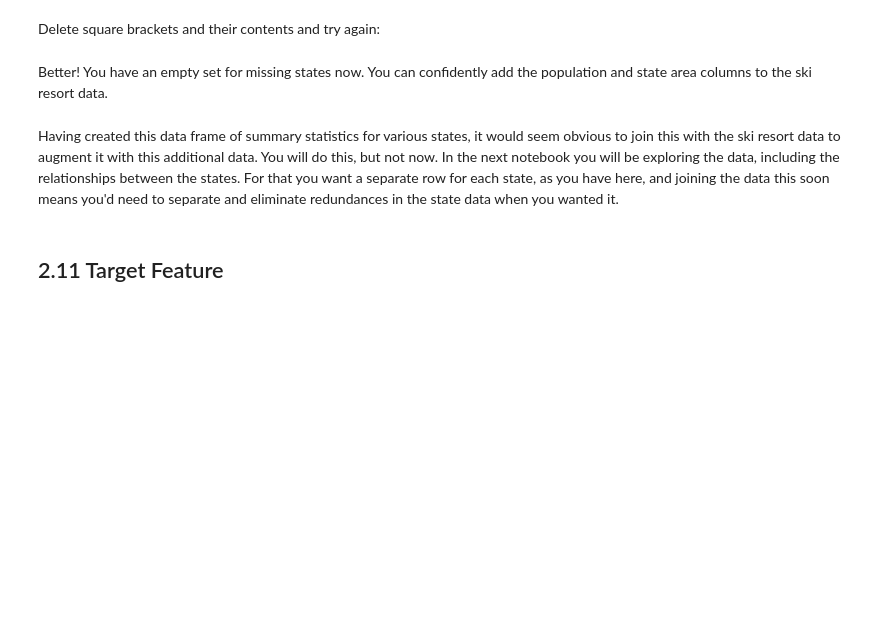
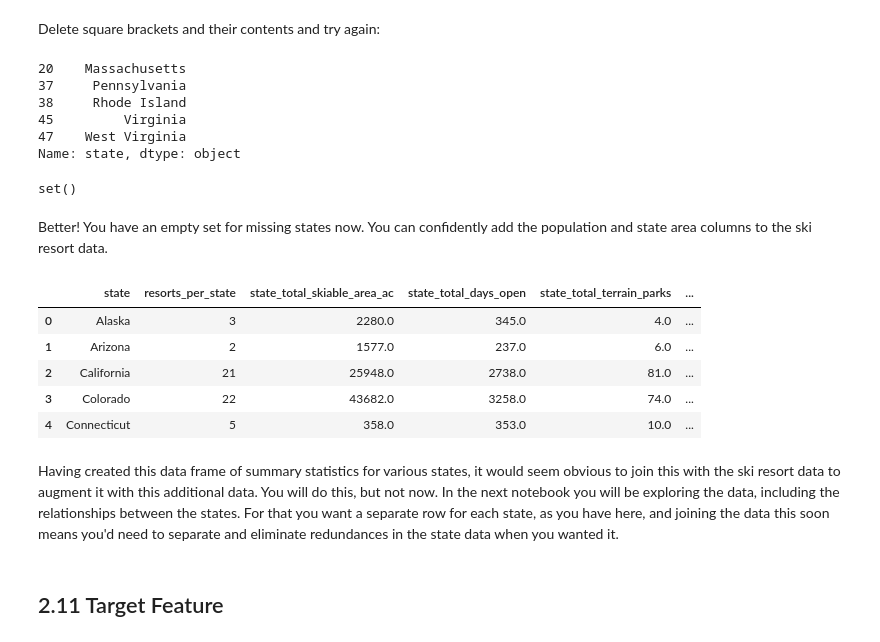
Before and after one commit to dianakulawiec/DataScienceGuidedCapstone, a Jupyter notebook: Notebooks/02_data_wrangling.ipynb, the cells around one changed output. Cells and saved outputs as stored; diff of their text form; code cells hidden in the pictures; blank space fills up the shorter version.

```diff
--- a/Notebooks/02_data_wrangling.ipynb
+++ b/Notebooks/02_data_wrangling.ipynb
@@ -819,6 +829,6 @@ Extract the state name, population, and total area (square miles) columns.
 #Now use the iloc accessor again to extract columns 0, 5, and 6 and the dataframe's `copy()` method
 #Set the names of these extracted columns to 'state', 'state_population', and 'state_area_sq_miles',
 #respectively.
-usa_states_sub = usa_states.___[:, [___]].copy()
-usa_states_sub.columns = [___]
+usa_states_sub = usa_states.iloc[:, [0, 5, 6]].copy()
+usa_states_sub.columns = ['state', 'state_population', 'state_area_sq_miles']
 usa_states_sub.head()
@@ -853,22 +872,38 @@ Delete square brackets and their contents and try again:
 #value='' #empty string as replacement
 #regex=True #we used a regex in our `to_replace` argument
 #inplace=True #Do this "in place"
-usa_states_sub.state.___(to_replace=___, value=__, regex=___, inplace=___)
+usa_states_sub.state.replace(to_replace = r'\[.*\]', value='', regex = True, inplace = True)
 usa_states_sub.state[usa_states_sub.state.str.contains('Massachusetts|Pennsylvania|Rhode Island|Virginia')]
+# %% [output]
+20    Massachusetts
+37     Pennsylvania
+38     Rhode Island
+45         Virginia
+47    West Virginia
+Name: state, dtype: object
 # %%
 #Code task 34#
 #And now verify none of our states are missing by checking that there are no states in
 #state_summary that are not in usa_states_sub (as earlier using `set()`)
-missing_states = ___(state_summary.state) - ___(usa_states_sub.state)
+missing_states = set(state_summary.state) - set(usa_states_sub.state)
 missing_states
+# %% [output]
+set()
 # %% [markdown]
 Better! You have an empty set for missing states now. You can confidently add the population and state area columns to the ski resort data.
 # %%
 #Code task 35#
 #Use 'state_summary's `merge()` method to combine our new data in 'usa_states_sub'
 #specify the arguments how='left' and on='state'
-state_summary = state_summary.___(usa_states_sub, ___=___, ___=___)
+state_summary = state_summary.merge(usa_states_sub, how = 'left', on = 'state')
 state_summary.head()
+# %% [output]
+|  | state | resorts_per_state | state_total_skiable_area_ac | state_total_days_open | state_total_terrain_parks | ... |
+| 0 | Alaska | 3 | 2280.0 | 345.0 | 4.0 | ... |
+| 1 | Arizona | 2 | 1577.0 | 237.0 | 6.0 | ... |
+| 2 | California | 21 | 25948.0 | 2738.0 | 81.0 | ... |
+| 3 | Colorado | 22 | 43682.0 | 3258.0 | 74.0 | ... |
+| 4 | Connecticut | 5 | 358.0 | 353.0 | 10.0 | ... |
 # %% [markdown]
 Having created this data frame of summary statistics for various states, it would seem obvious to join this with the ski resort data to augment it with this additional data. You will do this, but not now. In the next notebook you will be exploring the data, including the relationships between the states. For that you want a separate row for each state, as you have here, and joining the data this soon means you'd need to separate and eliminate redundances in the state data when you wanted it.
 # %% [markdown]
```
Also changed, not shown: parts of 20 cells of this notebook.
